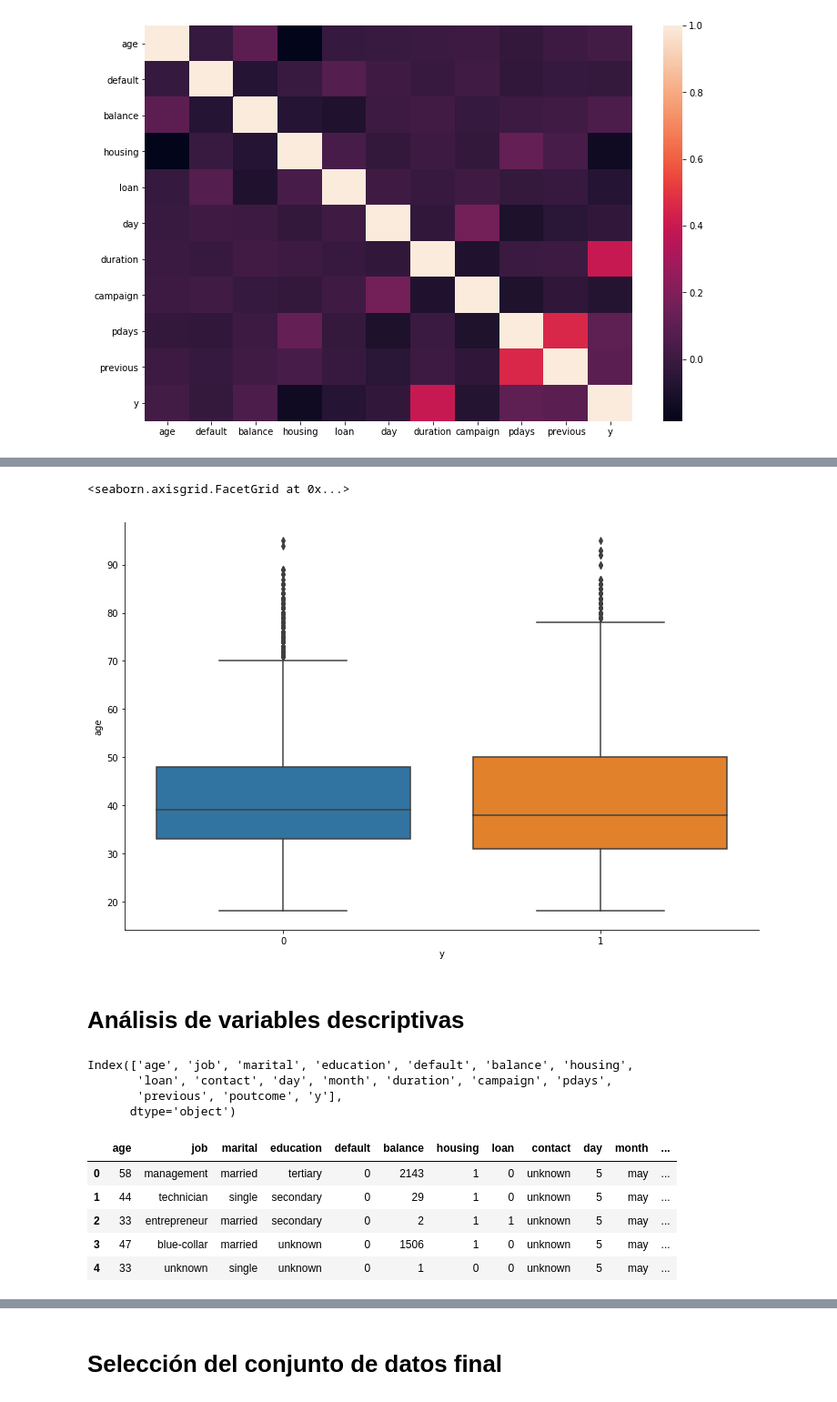
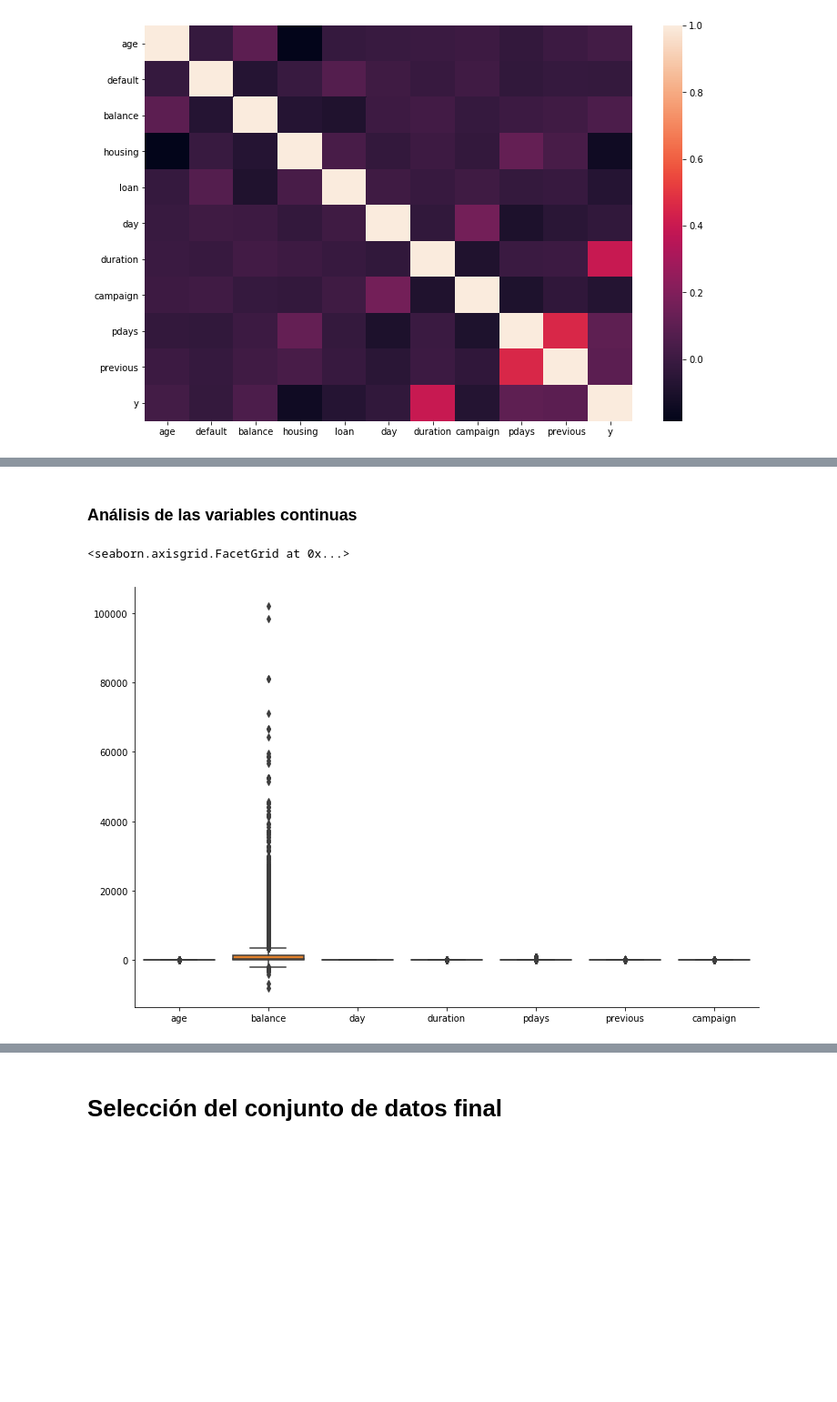
Before and after one commit to JoanMartin/UIB-MasterInBigData, a Jupyter notebook: Statistical-Learning-and-Decision-Making-II/Bank classification/Bank Classification.ipynb, the cells around one changed output, grey strips where cells are left out. Shown at 91% size. Drawn from its saved outputs; the diff is of its cells as text; code cells hidden in the pictures; blank space fills up the shorter version.

```diff
--- a/Statistical-Learning-and-Decision-Making-II/Bank classification/Bank Classification.ipynb
+++ b/Statistical-Learning-and-Decision-Making-II/Bank classification/Bank Classification.ipynb
@@ -100,0 +121,4 @@ Variable **pdays**
+# %%
+df['job'] = df.job.replace(['management', 'admin.'], 'administration')
+df['job'] = df.job.replace(['services', 'housemaid'], 'services')
+df['job'] = df.job.replace(['retired', 'student', 'unemployed', 'unknown'], 'other')
@@ -100,0 +192,2 @@ Variable **pdays**
+# %%
+df['poutcome'] = df.poutcome.replace(['unknown'], 'other')
@@ -114,0 +219,2 @@ Se han de usar técnicas de balanceo de clases, dado que solo hay un 11% de la c
+# %%
+df['duration'] = df.duration / 60
@@ -328,29 +270,13 @@ sns.factorplot(kind='box',
-# %%
-sns.factorplot(kind='box',
-               x='y',
-               y='age',
-               data=df,
-               size=7,
-               aspect=1.5,
-               legend_out=False)
-# %% [output]
-<seaborn.axisgrid.FacetGrid at 0x...>
-[figure, removed]
-# %% [markdown]
-# Análisis de variables descriptivas
-# %%
-df.columns
-# %% [output]
-Index(['age', 'job', 'marital', 'education', 'default', 'balance', 'housing',
-       'loan', 'contact', 'day', 'month', 'duration', 'campaign', 'pdays',
-       'previous', 'poutcome', 'y'],
-      dtype='object')
-# %%
-df.head()
-# %% [output]
-|  | age | job | marital | education | default | balance | housing | loan | contact | day | month | ... |
-| 0 | 58 | management | married | tertiary | 0 | 2143 | 1 | 0 | unknown | 5 | may | ... |
-| 1 | 44 | technician | single | secondary | 0 | 29 | 1 | 0 | unknown | 5 | may | ... |
-| 2 | 33 | entrepreneur | married | secondary | 0 | 2 | 1 | 1 | unknown | 5 | may | ... |
-| 3 | 47 | blue-collar | married | unknown | 0 | 1506 | 1 | 0 | unknown | 5 | may | ... |
-| 4 | 33 | unknown | single | unknown | 0 | 1 | 0 | 0 | unknown | 5 | may | ... |
+# %% [markdown]
+### Análisis de las variables continuas
+# %%
+continuous_feature_list = ['age', 'balance', 'day', 'duration', 'pdays', 'previous', 'campaign']
+
+sns.factorplot(kind='box',
+               data=df[continuous_feature_list],
+               size=7,
+               aspect=1.5,
+               legend_out=False)
+# %% [output]
+<seaborn.axisgrid.FacetGrid at 0x...>
+[figure, added]
```
Also changed, not shown: parts of 100 cells of this notebook, 4 other files.
